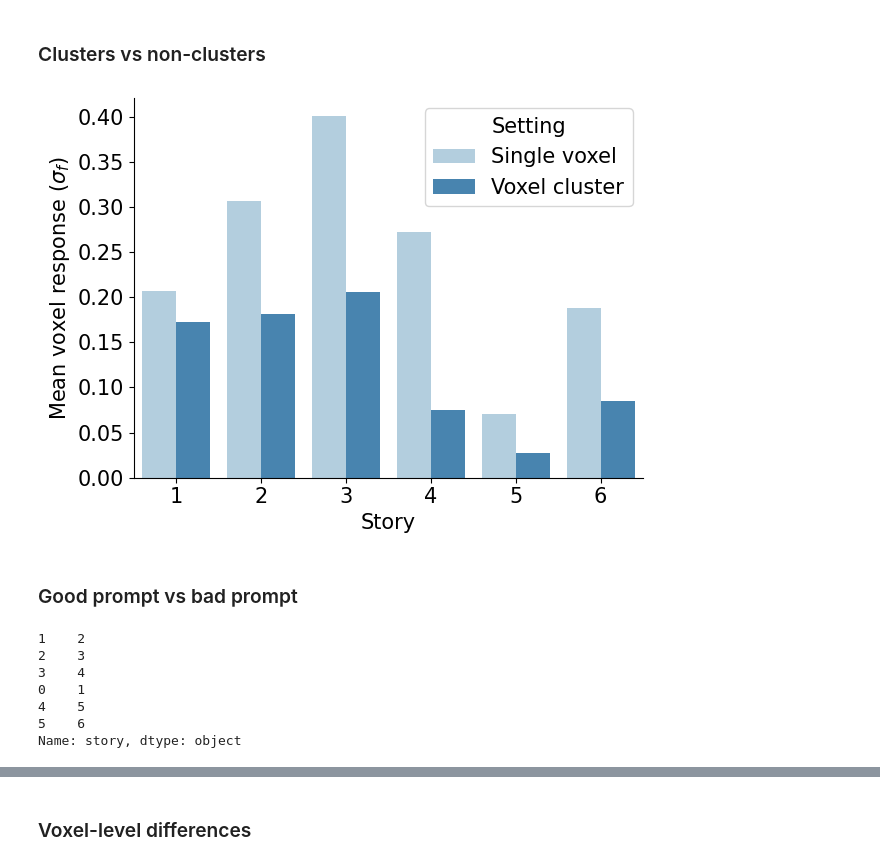
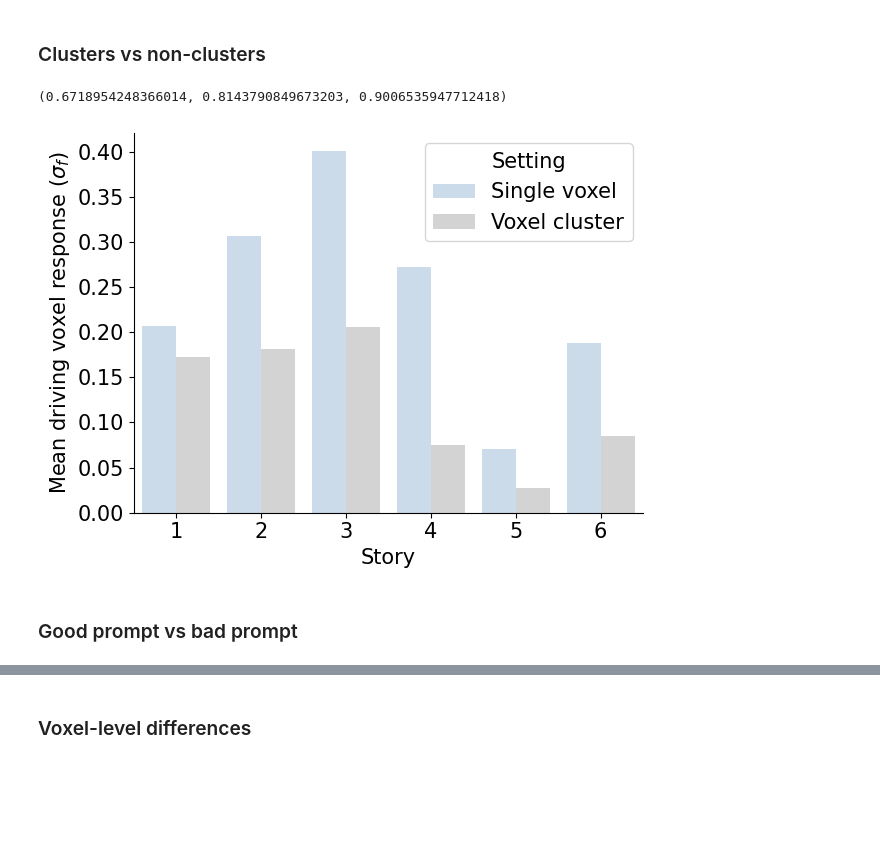
Before and after one commit to microsoft/automated-explanations, a Jupyter notebook: notebooks_stories/2_analyze_pilot/02_default.ipynb, the cells around one changed output, grey strips where cells are left out. Saved outputs shown, nothing was run; the diff lists cells and outputs as text; code cells hidden in the pictures; blank space fills up the shorter version.

```diff
--- a/notebooks_stories/2_analyze_pilot/02_default.ipynb
+++ b/notebooks_stories/2_analyze_pilot/02_default.ipynb
@@ -197,37 +197,31 @@ sasc.viz.stories_barplot(story_scores_df)
 # %% [markdown]
 ### Clusters vs non-clusters
+# %%
+sns.color_palette("Blues", 2)[0]
+# %% [output]
+(0.6718954248366014, 0.8143790849673203, 0.9006535947712418)
 # %%
 assert pilot_name == 'pilot_story_data.pkl'
 df1 = get_story_df(mats[False], melt=True)
 df1['Setting'] = 'Single voxel'
 df2 = get_story_df(mats[True], melt=True)
 df2['Setting'] = 'Voxel cluster'
 df = pd.concat([df1, df2])
 df['story'] = df['story'].str.replace('GenStory', '')
 
 sns.barplot(data=df, x='story', y='mean',
             hue='Setting',
             width=0.8,
-            palette=sns.color_palette("Blues", 2),
+            palette=[sns.color_palette("Blues", 3)[0], 'lightgray'],
             )
 plt.xlabel("Story")
-plt.ylabel('Mean voxel response ($\sigma_f$)')
+plt.ylabel('Mean driving voxel response ($\sigma_f$)')
 plt.savefig(join(RESULTS_DIR, 'figs/misc',
             'cluster_vs_single_default_story_breakdown.pdf'))
 # %% [output]
-[figure, old version]
+[figure, new version]
 # %% [markdown]
 ### Good prompt vs bad prompt
-# %%
-df['story']
-# %% [output]
-1    2
-2    3
-3    4
-0    1
-4    5
-5    6
-Name: story, dtype: object
 # %%
 assert pilot_name == 'pilot_story_data.pkl'
 df = get_story_df(mats[False], melt=True)
```
Also changed, not shown: parts of 3 cells of this notebook, 1 other file.
